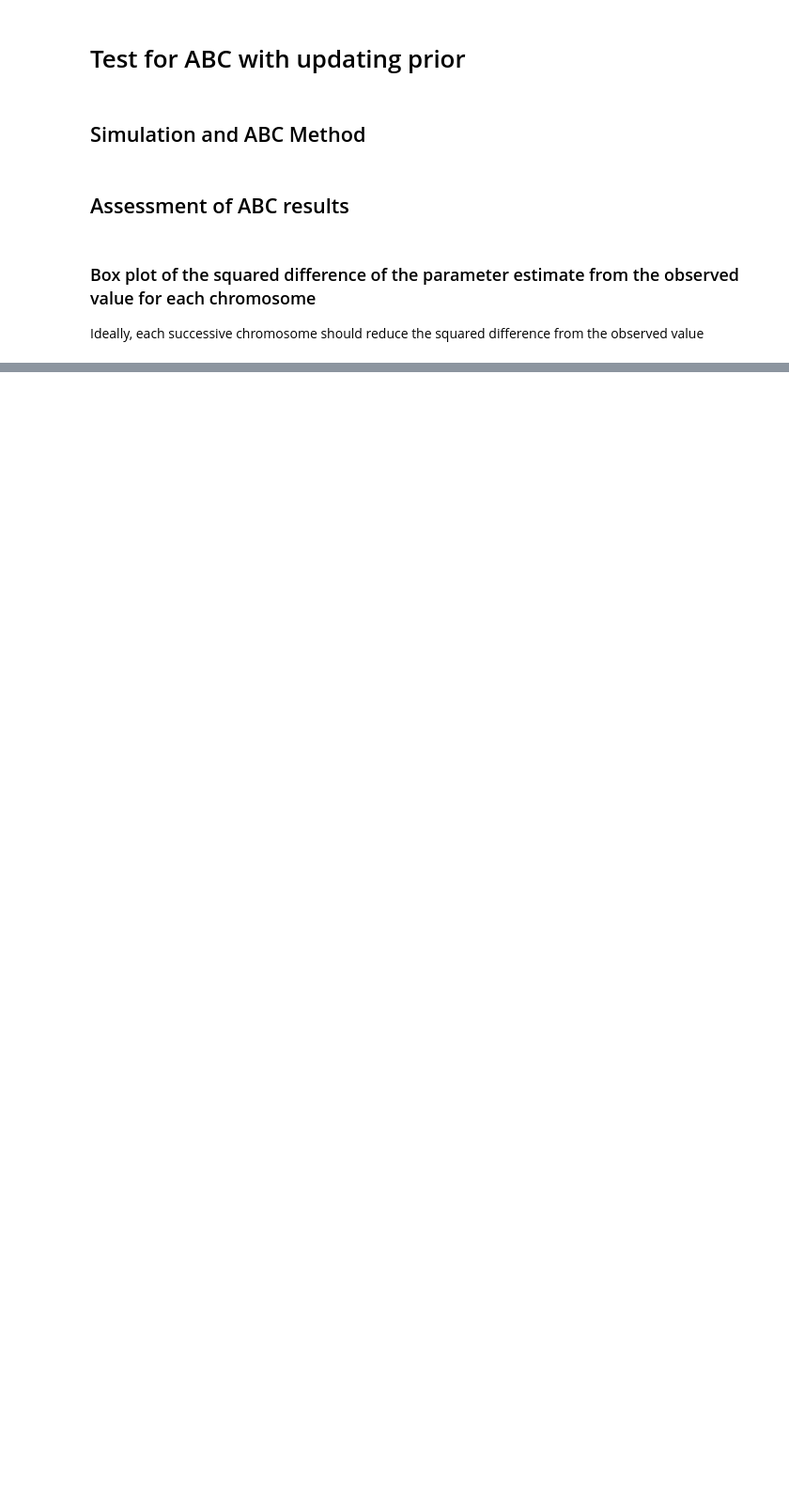
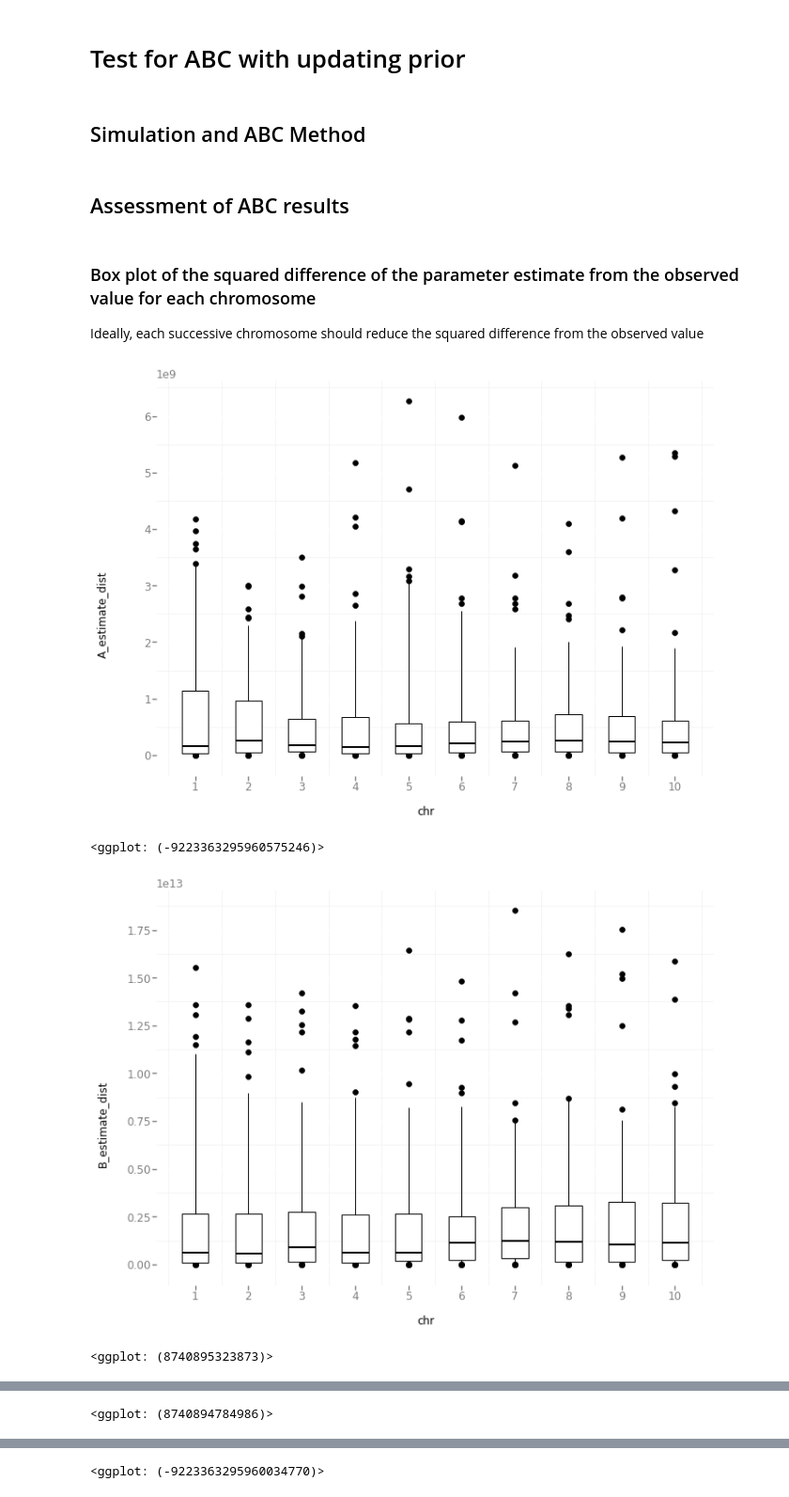
Before and after one commit to agladstein/SimPrily_update, a Jupyter notebook: assess_ABC_results.ipynb, the cells around one changed output, grey strips where cells are left out. Shown at 94% size. Saved outputs shown, nothing was run; the diff lists cells and outputs as text; code cells hidden in the pictures; blank space fills up the shorter version.

```diff
--- a/assess_ABC_results.ipynb
+++ b/assess_ABC_results.ipynb
@@ -52,3 +64,13 @@ parameters = list(combined_PosteriorCharacteristics_observed_df)[0:7]
 # %% [markdown]
 ### Box plot of the squared difference of the parameter estimate from the observed value for each chromosome
 Ideally, each successive chromosome should reduce the squared difference from the observed value
+# %%
+for param in parameters:
+    combined_PosteriorCharacteristics_observed_df = calc_estimate_dist(param, combined_PosteriorCharacteristics_observed_df)
+    plot = boxplot_estimate_dist(param, combined_PosteriorCharacteristics_observed_df)
+    print(plot)
+# %% [output]
+[figure, added]
+<ggplot: (-9223363295960575246)>
+[figure, added]
+<ggplot: (8740895323873)>
@@ -54,0 +78 @@ Ideally, each successive chromosome should reduce the squared difference from th
+<ggplot: (8740894784986)>
@@ -54,0 +80 @@ Ideally, each successive chromosome should reduce the squared difference from th
+<ggplot: (-9223363295960034770)>
```
Also changed, not shown: parts of 4 cells of this notebook.
